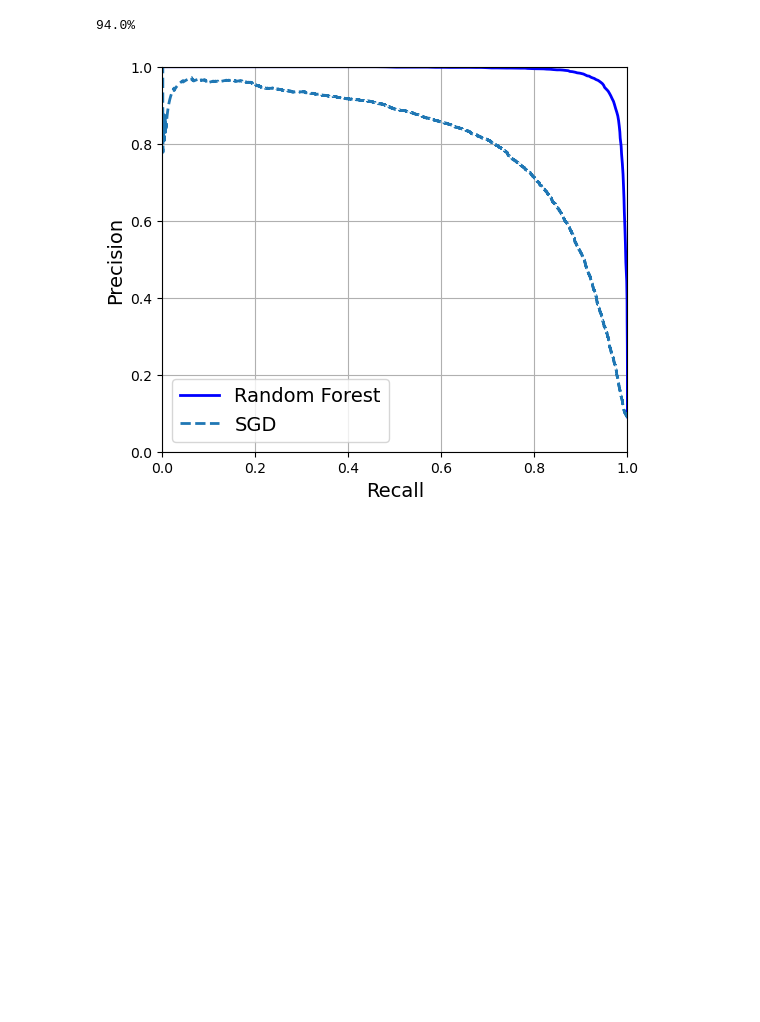
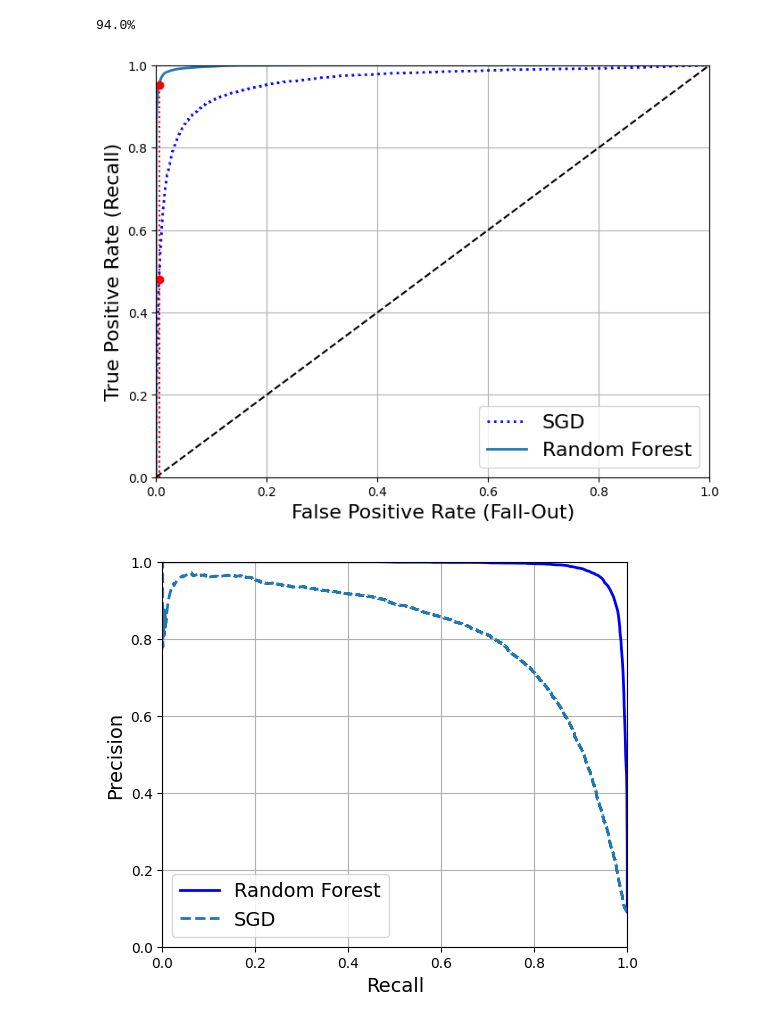
Before and after one commit to naspiri/as3lab, a Jupyter notebook: as3lab.ipynb, the cells around one changed output. Cells and saved outputs as stored; diff of their text form; code cells hidden in the pictures; blank space fills up the shorter version.

```diff
--- a/as3lab.ipynb
+++ b/as3lab.ipynb
@@ -379,4 +381,32 @@ idx_50_to_60 = (y_probas_forest[:, 1] > 0.50) & (y_probas_forest[:, 1] < 0.60)
 print(f"{(y_train_5[idx_50_to_60]).sum() / idx_50_to_60.sum():.1%}")
 # %% [output]
 94.0%
+# %%
+y_scores_forest = y_probas_forest[:, 1] # score = proba of positive class
+fpr_forest, tpr_forest, thresholds_forest = roc_curve(y_train_5,y_scores_forest)
+# %%
+recall_for_forest = tpr_forest[np.argmax(fpr_forest >= fpr_90)]
+
+def plot_roc_curve(fpr, tpr, label=None):
+    plt.plot(fpr, tpr, linewidth=2, label=label)
+    plt.plot([0, 1], [0, 1], 'k--') # dashed diagonal
+    plt.axis([0, 1, 0, 1])                                    # Not shown in the book
+    plt.xlabel('False Positive Rate (Fall-Out)', fontsize=16) # Not shown
+    plt.ylabel('True Positive Rate (Recall)', fontsize=16)    # Not shown
+    plt.grid(True)
+
+plt.figure(figsize=(8, 6))
+plt.plot(fpr, tpr, "b:", linewidth=2, label="SGD")
+plot_roc_curve(fpr_forest, tpr_forest, "Random Forest")
+plt.plot([fpr_90, fpr_90], [0., recall_at_90_precision], "r:")
+plt.plot([0.0, fpr_90], [recall_at_90_precision, recall_at_90_precision], "r:")
+plt.plot([fpr_90], [recall_at_90_precision], "ro")
+plt.plot([fpr_90, fpr_90], [0., recall_for_forest], "r:")
+plt.plot([fpr_90], [recall_for_forest], "ro")
+plt.grid(True)
+plt.legend(loc="lower right", fontsize=16)
+#save_fig("roc_curve_comparison_plot")
+plt.show()
+# %% [output]
+[figure, added]
 # %%
```
Also changed, not shown: parts of 5 cells of this notebook.
